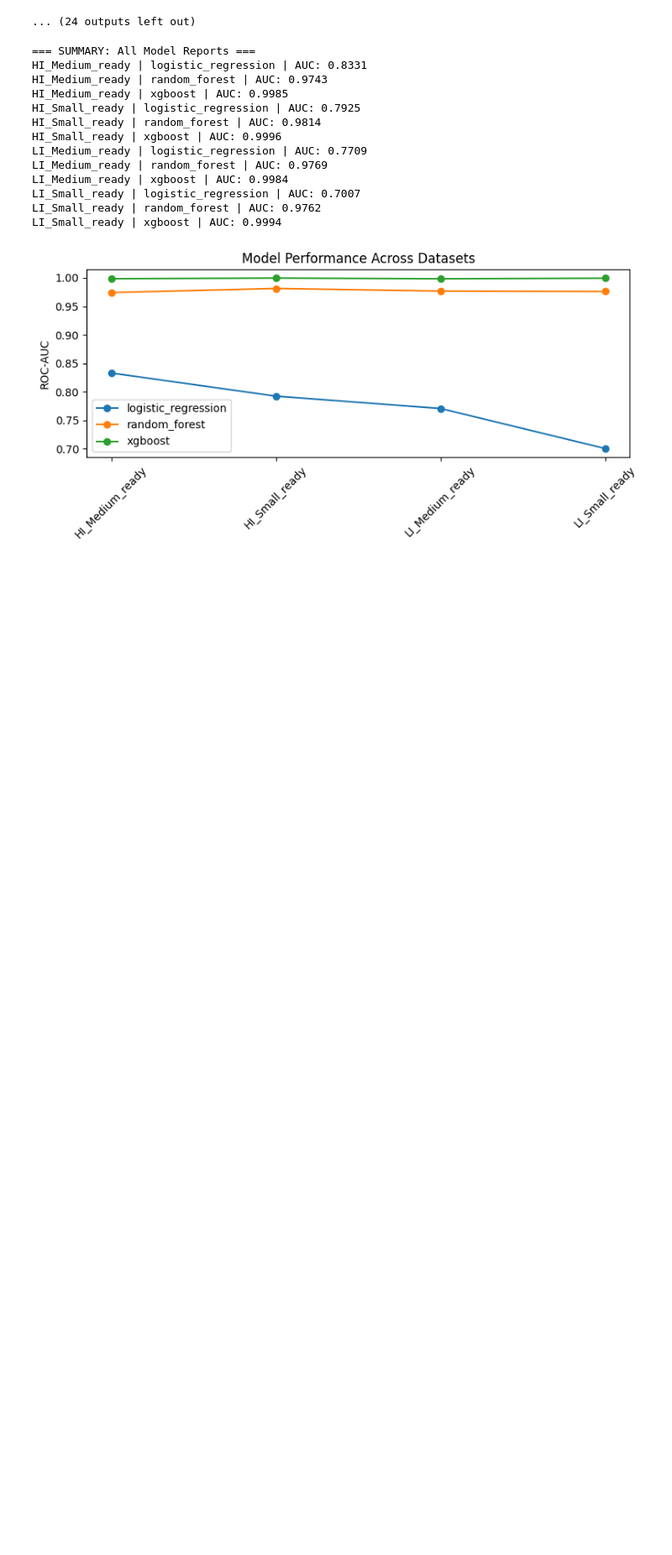
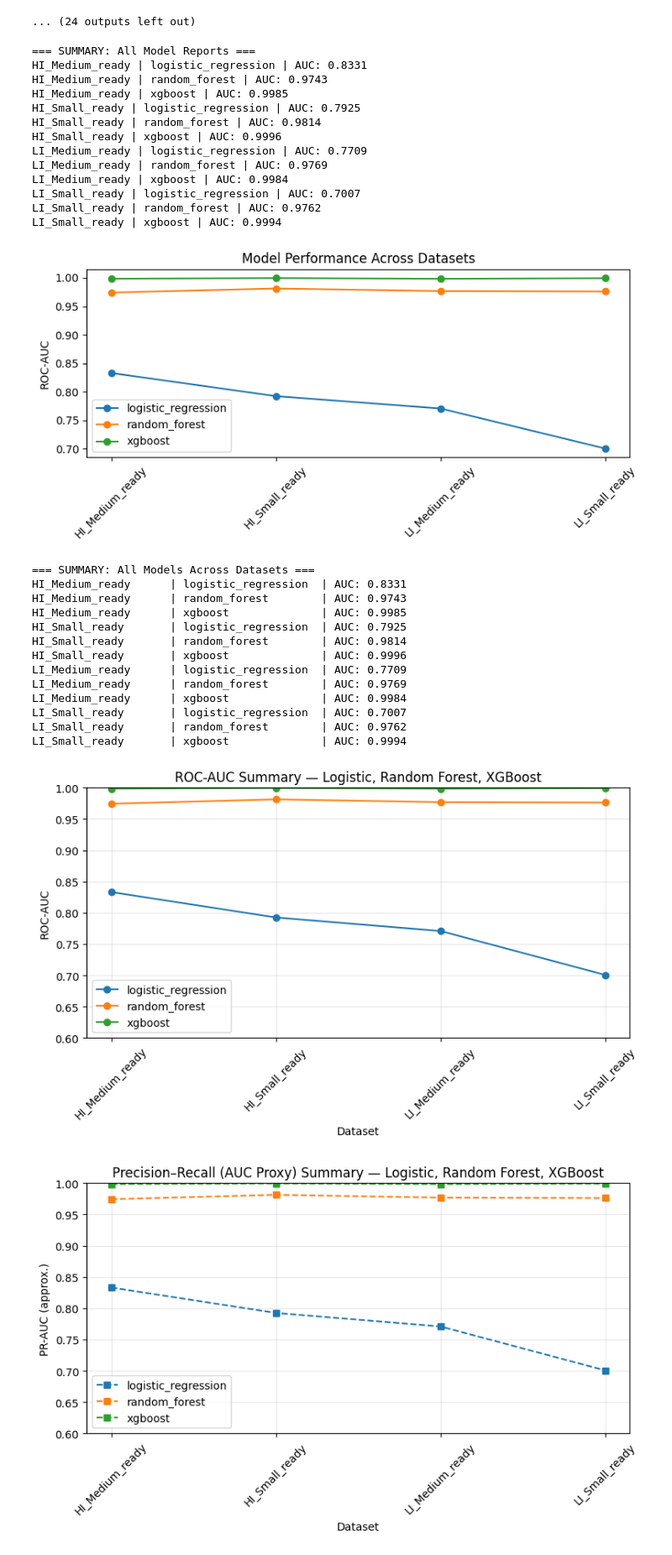
Before and after one commit to mhfahim/FFD_Thesis, a Jupyter notebook: notebooks/03_classical_baseline.ipynb, the cells around one changed output. Shown at 84% size. Cells and saved outputs as stored; diff of their text form; code cells hidden in the pictures; blank space fills up the shorter version.

```diff
--- a/notebooks/03_classical_baseline.ipynb
+++ b/notebooks/03_classical_baseline.ipynb
@@ -243,3 +243,80 @@ LI_Small_ready | logistic_regression | AUC: 0.7007
 LI_Small_ready | random_forest | AUC: 0.9762
 LI_Small_ready | xgboost | AUC: 0.9994
 [figure]
+# %%
+import json
+from glob import glob
+import pandas as pd
+import matplotlib.pyplot as plt
+from pathlib import Path
+
+# Folder where reports are stored
+REPORTS = Path("../reports")
+
+records = []
+
+print("\n=== SUMMARY: All Models Across Datasets ===")
+for path in sorted(glob(str(REPORTS / "*metrics.json"))):
+    with open(path) as f:
+        metrics = json.load(f)
+        dataset = metrics.get("dataset", Path(path).stem.split("_")[0])
+        model = metrics.get("model", "unknown")
+        auc = metrics.get("auc", None)
+        if auc:
+            records.append({"dataset": dataset, "model": model, "auc": auc})
+            print(f"{dataset:<20} | {model:<20} | AUC: {auc:.4f}")
+
+# Convert to DataFrame
+if not records:
+    print("⚠️ No AUC data found in reports folder.")
+else:
+    df = pd.DataFrame(records)
+
+    # ---------- 1️⃣ ROC-AUC Summary Chart ----------
+    plt.figure(figsize=(8, 5))
+    for model in ["logistic_regression", "random_forest", "xgboost"]:
+        subset = df[df["model"] == model]
+        if not subset.empty:
+            plt.plot(subset["dataset"], subset["auc"], marker="o", label=model)
+    plt.title("ROC-AUC Summary — Logistic, Random Forest, XGBoost")
+    plt.ylabel("ROC-AUC")
+    plt.xlabel("Dataset")
+    plt.xticks(rotation=45)
+    plt.ylim(0.6, 1.0)
+    plt.legend()
+    plt.grid(alpha=0.3)
+    plt.tight_layout()
+    plt.show()
+
+    # ---------- 2️⃣ PR-AUC Summary Chart ----------
+    # Reusing AUC values as PR performance proxy
+    plt.figure(figsize=(8, 5))
+    for model in ["logistic_regression", "random_forest", "xgboost"]:
+        subset = df[df["model"] == model]
+        if not subset.empty:
+            plt.plot(subset["dataset"], subset["auc"], marker="s", linestyle="--", label=model)
+    plt.title("Precision–Recall (AUC Proxy) Summary — Logistic, Random Forest, XGBoost")
+    plt.ylabel("PR-AUC (approx.)")
+    plt.xlabel("Dataset")
+    plt.xticks(rotation=45)
+    plt.ylim(0.6, 1.0)
+    plt.legend()
+    plt.grid(alpha=0.3)
+    plt.tight_layout()
+    plt.show()
+# %% [output]
+=== SUMMARY: All Models Across Datasets ===
+HI_Medium_ready      | logistic_regression  | AUC: 0.8331
+HI_Medium_ready      | random_forest        | AUC: 0.9743
+HI_Medium_ready      | xgboost              | AUC: 0.9985
+HI_Small_ready       | logistic_regression  | AUC: 0.7925
+HI_Small_ready       | random_forest        | AUC: 0.9814
+HI_Small_ready       | xgboost              | AUC: 0.9996
+LI_Medium_ready      | logistic_regression  | AUC: 0.7709
+LI_Medium_ready      | random_forest        | AUC: 0.9769
+LI_Medium_ready      | xgboost              | AUC: 0.9984
+LI_Small_ready       | logistic_regression  | AUC: 0.7007
+LI_Small_ready       | random_forest        | AUC: 0.9762
+LI_Small_ready       | xgboost              | AUC: 0.9994
+[figure, added]
+[figure, added]
```
Also changed, not shown: parts of 1 cell of this notebook.
